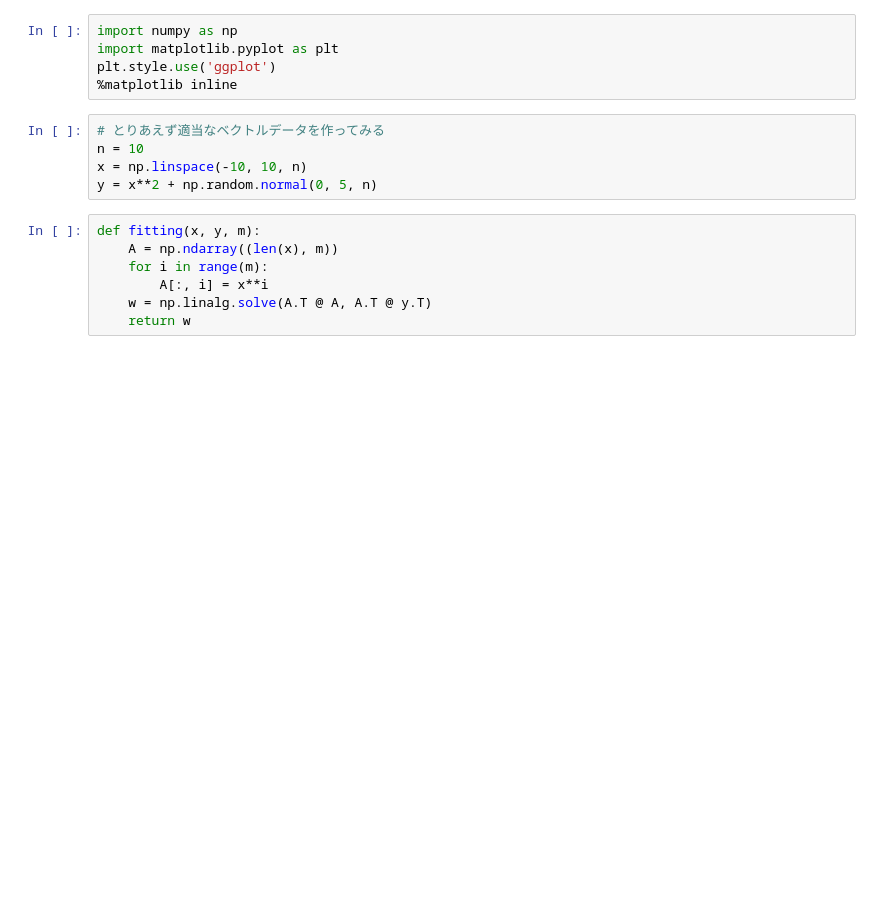
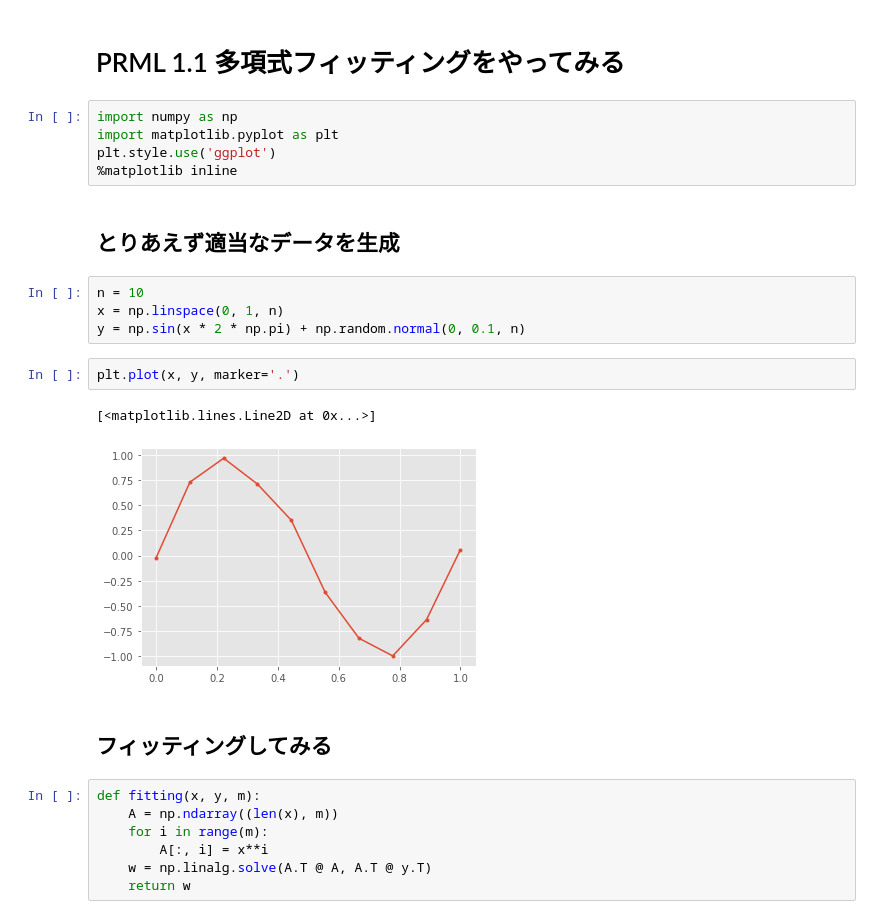
Before and after one commit to ryuz/training, a Jupyter notebook: prml/1_1_polynomial_curve_fitting.ipynb, the cells around one changed output. Saved outputs shown, nothing was run; the diff lists cells and outputs as text; blank space fills up the shorter version.

```diff
--- a/prml/1_1_polynomial_curve_fitting.ipynb
+++ b/prml/1_1_polynomial_curve_fitting.ipynb
@@ -1,13 +1,23 @@
+# %% [markdown]
+# PRML 1.1 多項式フィッティングをやってみる
 # %%
 import numpy as np
 import matplotlib.pyplot as plt
 plt.style.use('ggplot')
 %matplotlib inline
+# %% [markdown]
+## とりあえず適当なデータを生成
 # %%
-# とりあえず適当なベクトルデータを作ってみる
 n = 10
-x = np.linspace(-10, 10, n)
-y = x**2 + np.random.normal(0, 5, n)
+x = np.linspace(0, 1, n)
+y = np.sin(x * 2 * np.pi) + np.random.normal(0, 0.1, n)
+# %%
+plt.plot(x, y, marker='.')
+# %% [output]
+[<matplotlib.lines.Line2D at 0x...>]
+[figure, added]
+# %% [markdown]
+## フィッティングしてみる
 # %%
 def fitting(x, y, m):
     A = np.ndarray((len(x), m))
```
Also changed, not shown: parts of 4 cells of this notebook.
